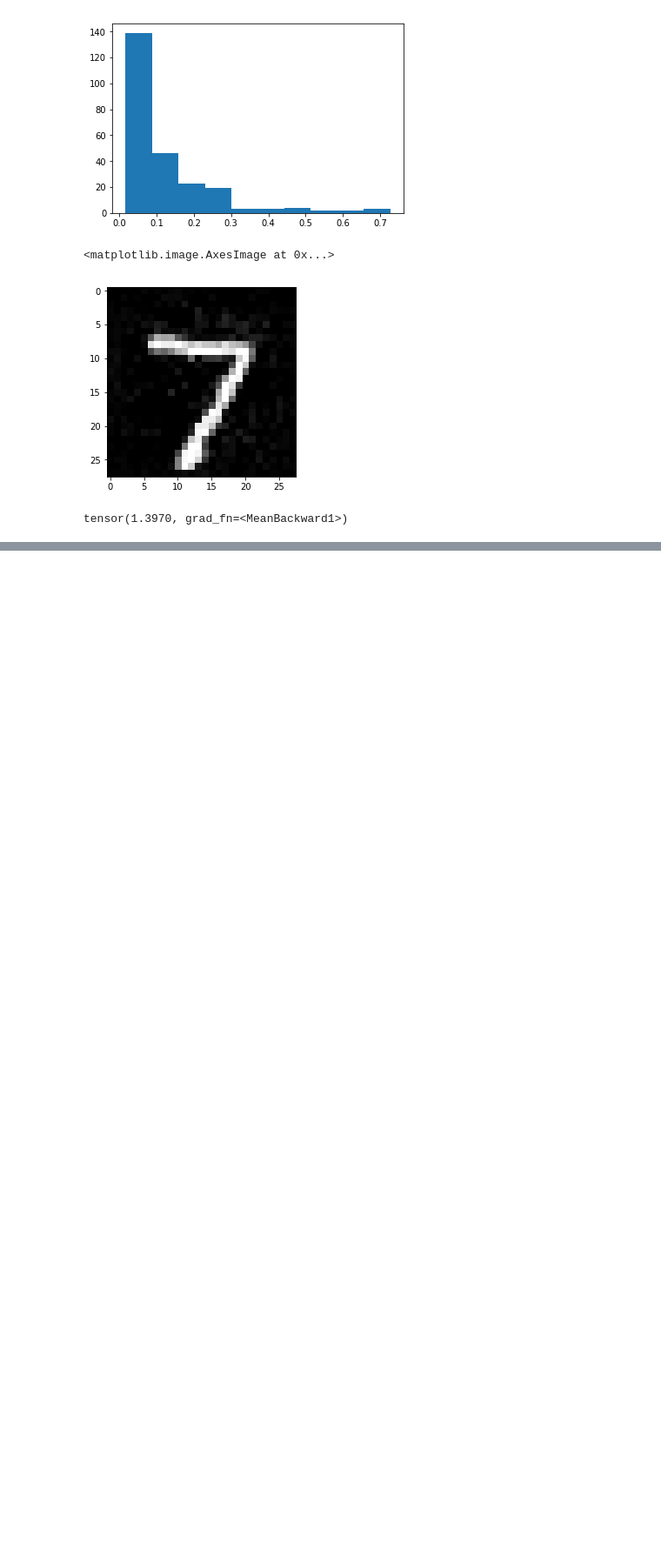
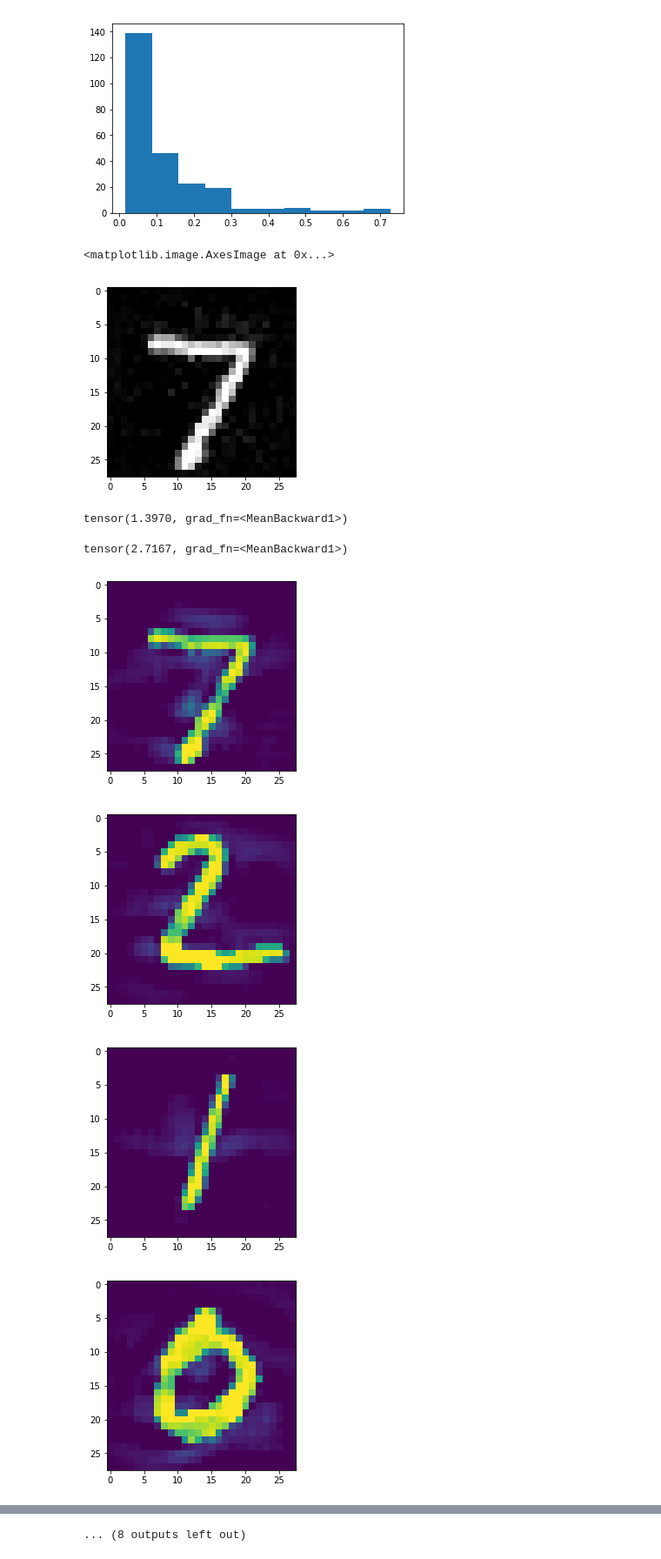
Before and after one commit to chawins/knn-defense, a Jupyter notebook: DkNN_MNIST_demo.ipynb, the cells around one changed output, grey strips where cells are left out. Shown: that part at 87% size. Cells and saved outputs as stored; diff of their text form; code cells hidden in the pictures; blank space fills up the shorter version.

```diff
--- a/DkNN_MNIST_demo.ipynb
+++ b/DkNN_MNIST_demo.ipynb
@@ -105,11 +112,4 @@ net = PGDL2Model(basic_net, config)
 # %%
-# Set all random seeds
-seed = 2019
-np.random.seed(seed)
-torch.manual_seed(seed)
-
-device = 'cuda' if torch.cuda.is_available() else 'cpu'
-
 # Set up model directory
 save_dir = os.path.join(os.getcwd(), 'saved_models')
 if not os.path.isdir(save_dir):
@@ -117,11 +117,11 @@ if not os.path.isdir(save_dir):
 model_path = os.path.join(save_dir, model_name)
 
 net = net.to(device)
-# if device == 'cuda':
-#     net = torch.nn.DataParallel(net)
-#     cudnn.benchmark = True
+if device == 'cuda':
+    net = torch.nn.DataParallel(net)
+    cudnn.benchmark = True
 net.load_state_dict(torch.load(model_path))
-# net = net.module
-net = net.basic_net
+net = net.module
+# net = net.basic_net
 net.eval()
 # %% [output]
@@ -392,3 +384,11 @@ plt.imshow(x_adv[0].cpu().detach().numpy().squeeze(), cmap='gray')
 (x_adv.cpu() - x_test[:10000]).view(10000, -1).norm(2, 1).mean()
 # %% [output]
 tensor(1.3970, grad_fn=<MeanBackward1>)
+# %%
+(x_adv.cpu() - x_test[:100]).view(100, -1).norm(2, 1).mean()
+# %% [output]
+tensor(2.7167, grad_fn=<MeanBackward1>)
+# %%
+x_adv = pickle.load(open('x_adv/x_adv_adv_cifar10_exp0.h5.p', 'rb'))
+# x_adv = pickle.load(open('x_adv/x_ba_cifar10_adv2_0.2_0.001.p', 'rb'))
+# x_adv = pickle.load(open('x_adv/x_adv_cifar10_resnet_exp2.h5.p', 'rb'))
@@ -394,0 +397,9 @@ tensor(1.3970, grad_fn=<MeanBackward1>)
+# %%
+for i in range(20):
+    plt.imshow(x_adv[i].view(28, 28).cpu().detach().numpy())
+    plt.show()
+# %% [output]
+[figure, added]
+[figure, added]
+[figure, added]
+[figure, added]
@@ -394,0 +414 @@ tensor(1.3970, grad_fn=<MeanBackward1>)
+... (8 outputs left out)
```
Also changed, not shown: parts of 14 cells of this notebook, 26 other files.
